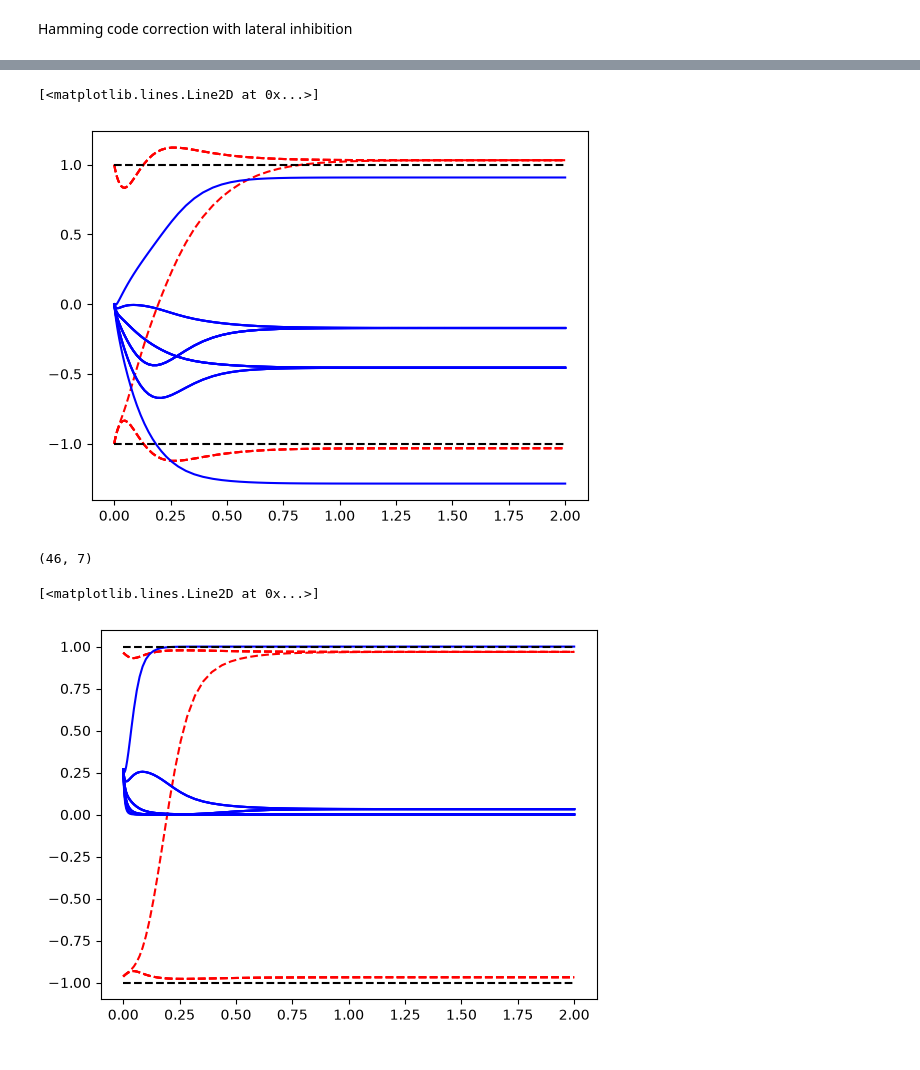
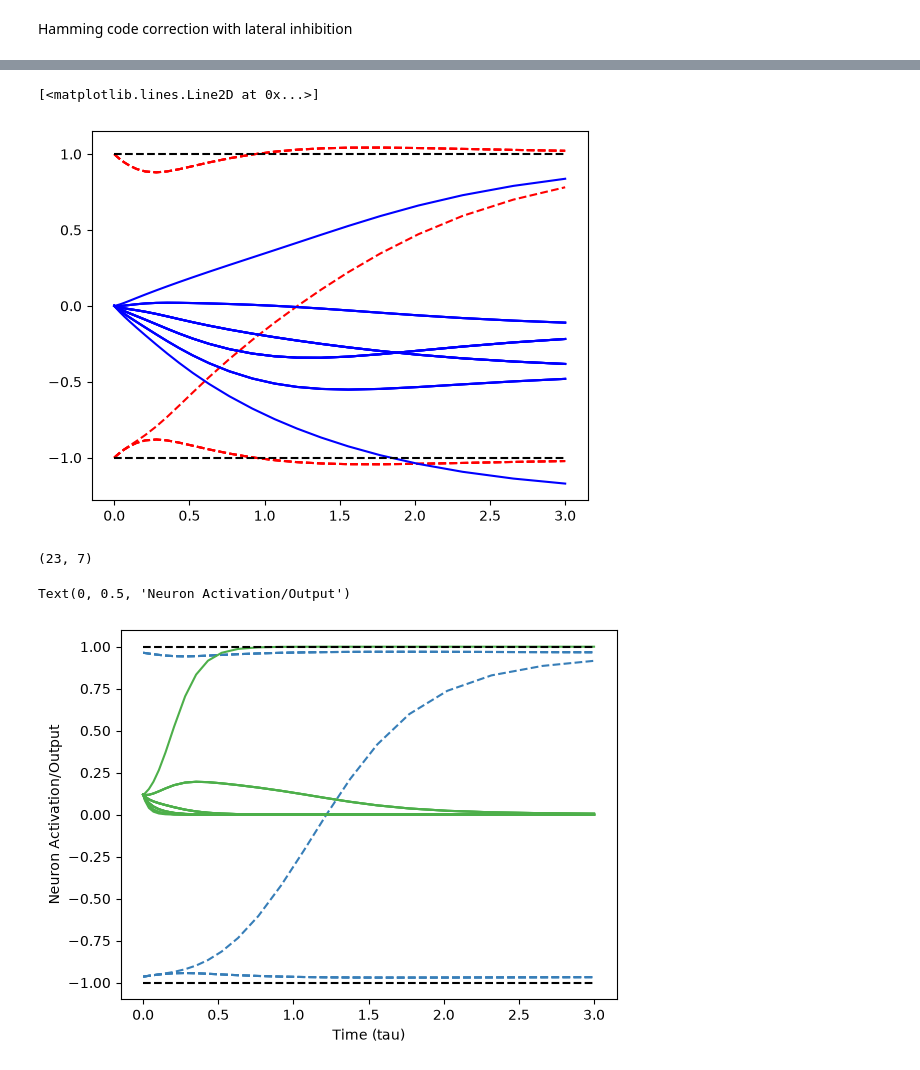
Before and after one commit to EliDoris/ODE_Experiments, a Jupyter notebook: 05_DAM_Lateral_Hamming.ipynb, the cells around one changed output, grey strips where cells are left out. Saved outputs shown, nothing was run; the diff lists cells and outputs as text; code cells hidden in the pictures.

```diff
--- a/05_DAM_Lateral_Hamming.ipynb
+++ b/05_DAM_Lateral_Hamming.ipynb
@@ -10,10 +10,10 @@ beta_feature = 2 #Sharpness of the tanh activation
 def f_feature(xvec):
     return np.tanh(beta_feature*xvec) #Shift and scale to [0,1]
 
-beta_memory = 1 #Sharpness of the softmax activation function
+beta_memory = 2 #Sharpness of the softmax activation function
 center_memory = 0.5 #Centering the sigmoid
 def f_memory(xvec):
-    return np.tanh(beta_memory*xvec - center_memory)*0.5+0.5
+    return np.tanh(beta_memory*(xvec - center_memory))*0.5+0.5
 # %%
 #Test these activation functions out on random numbers
 rands = np.random.standard_normal(100)
@@ -53,7 +53,7 @@ for i in range(nFeatures):
     rhs.append(
         lambda x, ymems, featidx=i: -x + np.dot(np.copy(codewordMatrix[:,featidx]),ymems)
     )
-buffer_factor = 0.9
+buffer_factor = 2
 lateral_inhibition = 1/(beta_memory/2)*buffer_factor #This should be the theoretical limit for single-point equilibrium in WTA
 self_weight = 0
 for j in range(nMemories):
@@ -64,7 +64,7 @@ for j in range(nMemories):
           + self_weight*ymems[memidx]
     )
 #Time constant
-tau = 1/10
+tau = 1
 def odefun(_,statevec):
     yfeats = f_feature(statevec[0:nFeatures])
     ymems = f_memory(statevec[nFeatures:])
@@ -79,7 +79,7 @@ def odefun(_,statevec):
 #Construct initial values
 iVals = np.concat(([-1,-1,-1,1,1,1,-1],np.zeros(nMemories)))
 # %%
-tlimits = [0,2]
+tlimits = [0,3*tau]
 output = int.solve_ivp(odefun,tlimits,iVals,atol=1e-6,rtol=1e-6)
 # %%
 
@@ -89,21 +89,23 @@ plt.plot(tlimits,[1,1],'k--')
 plt.plot(tlimits,[-1,-1],'k--')
 # %% [output]
 [<matplotlib.lines.Line2D at 0x...>]
-[figure, old version]
+[figure, new version]
 # %%
 #Transform that into activations rather than internal states
-yFeatures = output.y[0:nFeatures].T
+yFeatures = np.copy(output.y[0:nFeatures].T)
 for i in range(np.shape(yFeatures)[0]):
     yFeatures[i,:] = f_feature(yFeatures[i,:])
-yMemories = output.y[nFeatures:].T
+yMemories = np.copy(output.y[nFeatures:].T)
 for i in range(np.shape(yMemories)[0]):
     yMemories[i,:] = f_memory(yMemories[i,:])
 print(np.shape(yFeatures))
-plt.plot(output.t,yFeatures,'r--')
-plt.plot(output.t,yMemories,'b-')
+plt.plot(output.t,yFeatures,'--',color='#377EB8')
+plt.plot(output.t,yMemories,'-',color='#4DAF4A')
 plt.plot(tlimits,[1,1],'k--')
 plt.plot(tlimits,[-1,-1],'k--')
+plt.xlabel('Time (tau)')
+plt.ylabel('Neuron Activation/Output')
 # %% [output]
-(46, 7)
+(23, 7)
-[<matplotlib.lines.Line2D at 0x...>]
+Text(0, 0.5, 'Neuron Activation/Output')
-[figure, old version]
+[figure, new version]
```
Also changed, not shown: parts of 1 cell of this notebook, 4 other files.
